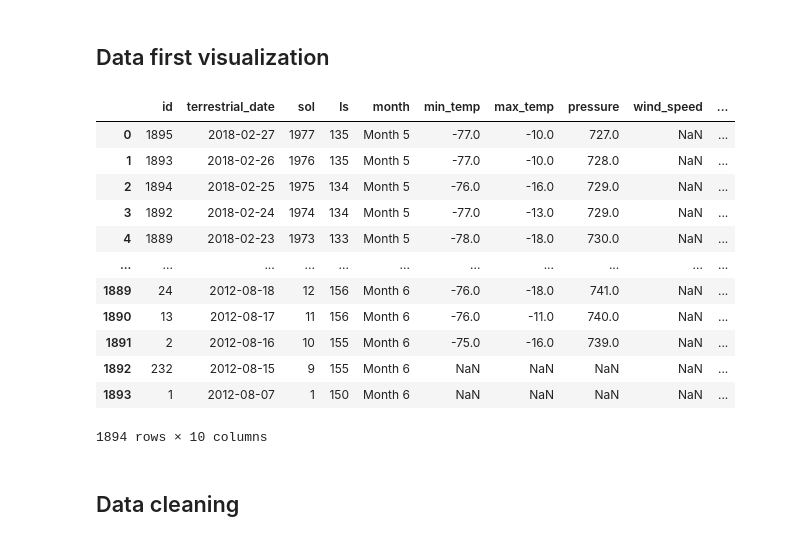
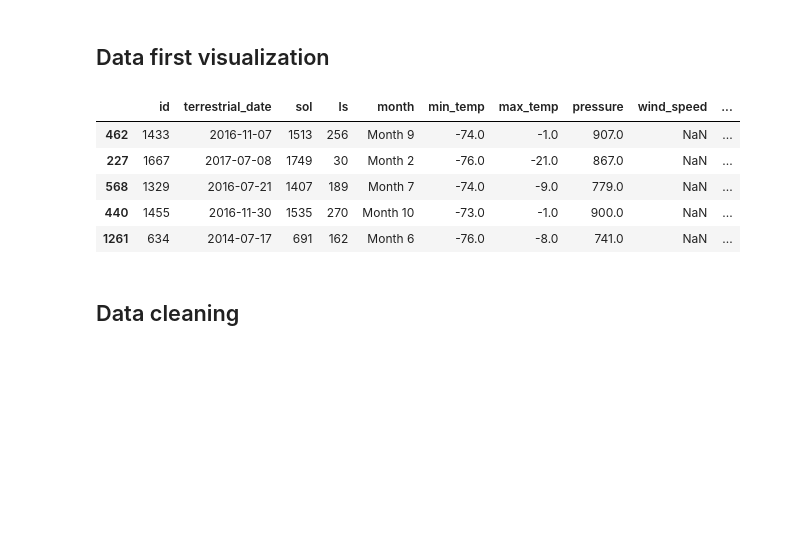
Before and after one commit to csuoc/mars_rems_curiosity, a Jupyter notebook: src/Data_cleaning.ipynb, the cells around one changed output. Saved outputs shown, nothing was run; the diff lists cells and outputs as text; code cells hidden in the pictures; blank space fills up the shorter version.

```diff
--- a/src/Data_cleaning.ipynb
+++ b/src/Data_cleaning.ipynb
@@ -177,21 +18,14 @@ Data imported from Kaggle: https://www.kaggle.com/code/davidbnn92/weather-data
 ## Data first visualization
 # %%
 mars = pd.read_csv("../data/mars-weather.csv")
-mars
+mars.sample(5)
 # %% [output]
 |  | id | terrestrial_date | sol | ls | month | min_temp | max_temp | pressure | wind_speed | ... |
-| 0 | 1895 | 2018-02-27 | 1977 | 135 | Month 5 | -77.0 | -10.0 | 727.0 | NaN | ... |
-| 1 | 1893 | 2018-02-26 | 1976 | 135 | Month 5 | -77.0 | -10.0 | 728.0 | NaN | ... |
-| 2 | 1894 | 2018-02-25 | 1975 | 134 | Month 5 | -76.0 | -16.0 | 729.0 | NaN | ... |
-| 3 | 1892 | 2018-02-24 | 1974 | 134 | Month 5 | -77.0 | -13.0 | 729.0 | NaN | ... |
-| 4 | 1889 | 2018-02-23 | 1973 | 133 | Month 5 | -78.0 | -18.0 | 730.0 | NaN | ... |
-| ... | ... | ... | ... | ... | ... | ... | ... | ... | ... | ... |
-| 1889 | 24 | 2012-08-18 | 12 | 156 | Month 6 | -76.0 | -18.0 | 741.0 | NaN | ... |
-| 1890 | 13 | 2012-08-17 | 11 | 156 | Month 6 | -76.0 | -11.0 | 740.0 | NaN | ... |
-| 1891 | 2 | 2012-08-16 | 10 | 155 | Month 6 | -75.0 | -16.0 | 739.0 | NaN | ... |
-| 1892 | 232 | 2012-08-15 | 9 | 155 | Month 6 | NaN | NaN | NaN | NaN | ... |
-| 1893 | 1 | 2012-08-07 | 1 | 150 | Month 6 | NaN | NaN | NaN | NaN | ... |
+| 462 | 1433 | 2016-11-07 | 1513 | 256 | Month 9 | -74.0 | -1.0 | 907.0 | NaN | ... |
+| 227 | 1667 | 2017-07-08 | 1749 | 30 | Month 2 | -76.0 | -21.0 | 867.0 | NaN | ... |
+| 568 | 1329 | 2016-07-21 | 1407 | 189 | Month 7 | -74.0 | -9.0 | 779.0 | NaN | ... |
+| 440 | 1455 | 2016-11-30 | 1535 | 270 | Month 10 | -73.0 | -1.0 | 900.0 | NaN | ... |
+| 1261 | 634 | 2014-07-17 | 691 | 162 | Month 6 | -76.0 | -8.0 | 741.0 | NaN | ... |
-1894 rows × 10 columns
 # %% [markdown]
 ## Data cleaning
 # %%
```
Also changed, not shown: parts of 24 cells of this notebook, 7 other files.
